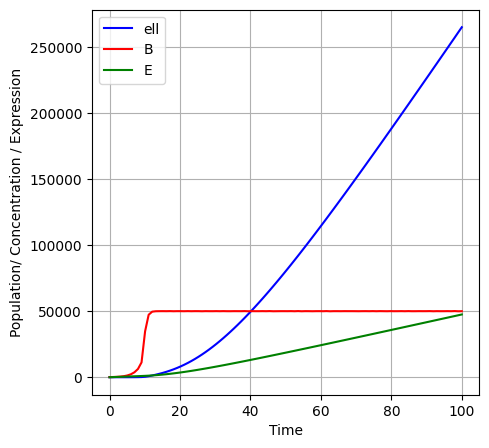
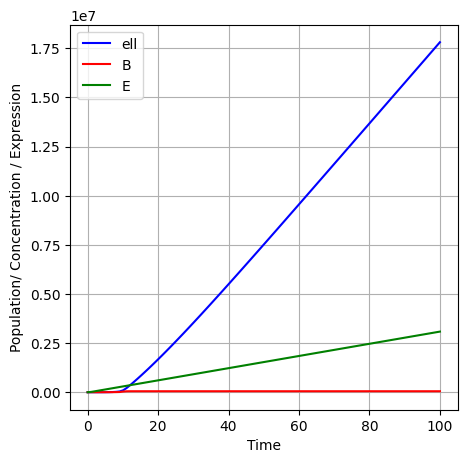
Code edit (unified diff) that turned the first committed figure into the second:
--- before
+++ after
@@ -1,3 +1,3 @@
-#parameter guessing based on: https://www.pnas.org/doi/pdf/10.1073/pnas.1319175111
+#parameter guessing for d and m based on: https://www.pnas.org/doi/pdf/10.1073/pnas.1319175111
 p = 0.2
 d = 0.045
@@ -10,8 +10,9 @@
 B_thresh = 1e4 #estimated population at threshold for logistic
 k = math.log(B_thresh/initial)/9 #estimated to create a delay state
-a = 100 #initial gene expression
-H = 7000 # half the maximum signal concentration
+a = 1000 #initial gene expression
+H = 0.875 # half the maximum signal concentration
 c = 0.00001 #proportionality constant
-b = 500 #maximum increase in expression
+b = 30000 #maximum increase in expression
+#parameters estimated from thomas_multi-signal_2023
 
 def model(t, state):
@@ -35,5 +36,5 @@
 plt.figure(figsize=(5,5))
 plt.plot(sol.t, sol.y[0], label='ell', color='blue')
-plt.plot(sol.t, sol.y[1], label='B', color='red')
+#plt.plot(sol.t, sol.y[1], label='B', color='red')
 plt.plot(sol.t, sol.y[2], label='E', color='green')
 #plt.plot(sol.t, sol.y[3], label='R', color='orange')
@@ -43,2 +44,13 @@
 plt.grid(True)
 plt.show()
+
+plt.figure(figsize=(5,5))
+#plt.plot(sol.t, sol.y[0], label='ell', color='blue')
+plt.plot(sol.t, sol.y[1], label='B', color='red')
+#plt.plot(sol.t, sol.y[2], label='E', color='green')
+#plt.plot(sol.t, sol.y[3], label='R', color='orange')
+plt.xlabel('Time')
+plt.ylabel('Population/ Concentration / Expression')
+plt.legend()
+plt.grid(True)
+plt.show()

Commit: Add estimated parameters for gene expression equation